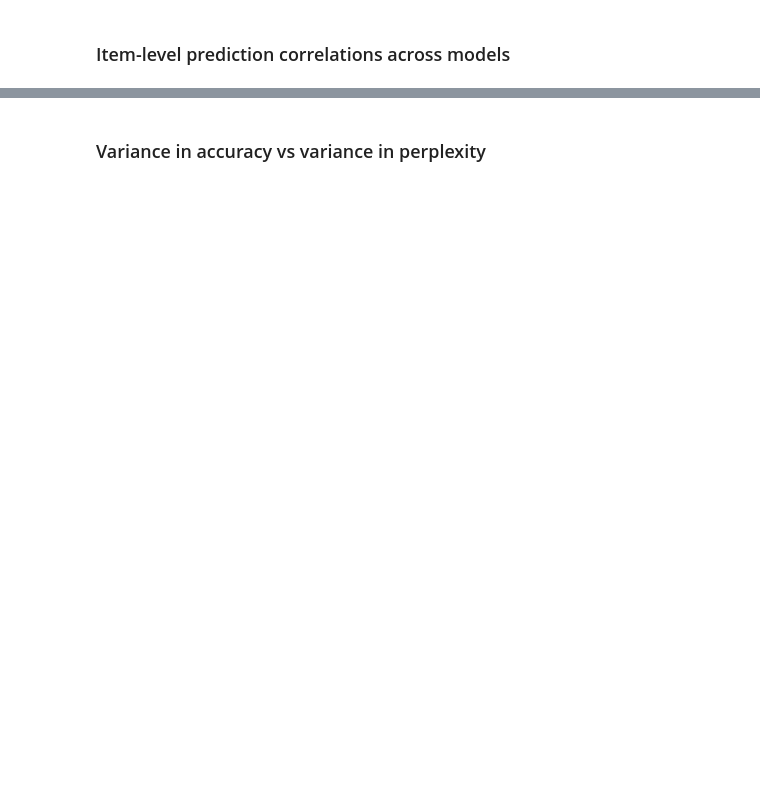
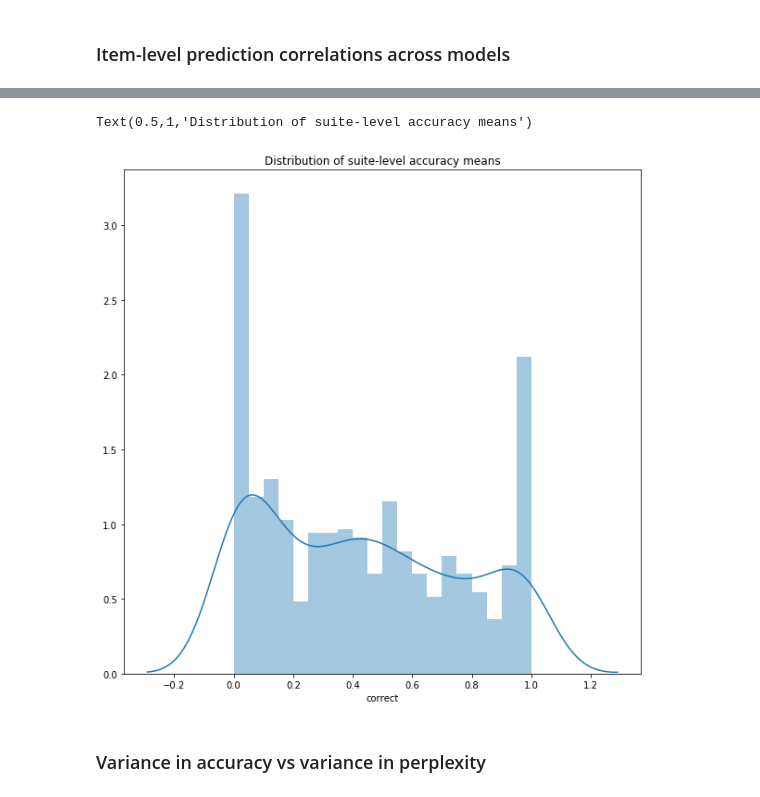
Before and after one commit to cpllab/syntactic-generalization, a Jupyter notebook: notebooks/main.ipynb, the cells around one changed output, grey strips where cells are left out. Drawn from its saved outputs; the diff is of its cells as text; code cells hidden in the pictures; blank space fills up the shorter version.

```diff
--- a/notebooks/main.ipynb
+++ b/notebooks/main.ipynb
@@ -267,3 +284,10 @@ sns.heatmap(data=corr_df.pivot("key_1", "key_2", "corr"))
+# %%
+plt.subplots(figsize=(10, 10))
+sns.distplot(suites_df.correct, bins=20)
+plt.title("Distribution of suite-level accuracy means")
+# %% [output]
+Text(0.5,1,'Distribution of suite-level accuracy means')
+[figure, added]
 # %% [markdown]
 ### Variance in accuracy vs variance in perplexity
 # %%
```
Also changed, not shown: parts of 17 cells of this notebook, 1 other file.
